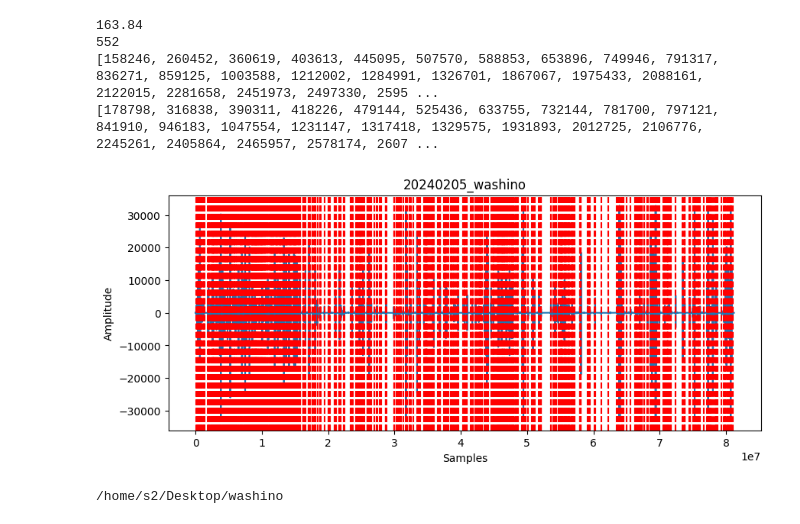
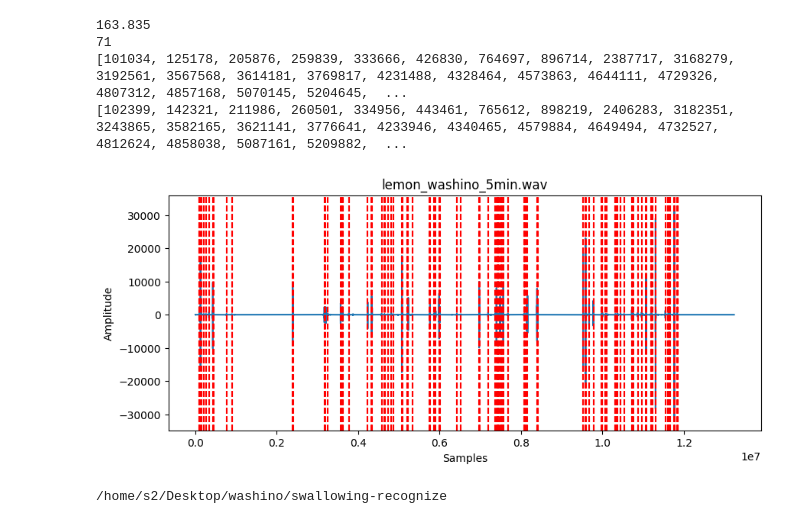
Before and after one commit to Kai-Washino/swallowing-recognition-DLmachine, a Jupyter notebook: uncropped_data.ipynb, the cells around one changed output. Cells and saved outputs as stored; diff of their text form; code cells hidden in the pictures.

Commit message:
Update for experiment and plot

```diff
--- a/uncropped_data.ipynb
+++ b/uncropped_data.ipynb
@@ -27,20 +27,17 @@ from swallowing_recognition import long_audio
 # directory_path = parent_dir / '30min_data'
 directory_path = parent_dir
 # %%
-path = directory_path / '30min_data'/ 'washino20240205.wav'
+path = directory_path / 'experiment'/ '20240215'/'normal_washino_5min.wav'
 # %%
 wav1 = long_audio.Long_audio(path)
-wav1.print()
-wav1.plot("20240205_washino")
-current_path = path.parent.parent.parent
-print(current_path)
+wav1.plot("lemon_washino_5min.wav")
 # %% [output]
-163.84
-552
-[158246, 260452, 360619, 403613, 445095, 507570, 588853, 653896, 749946, 791317, 836271, 859125, 1003588, 1212002, 1284991, 1326701, 1867067, 1975433, 2088161, 2122015, 2281658, 2451973, 2497330, 2595 ...
-[178798, 316838, 390311, 418226, 479144, 525436, 633755, 732144, 781700, 797121, 841910, 946183, 1047554, 1231147, 1317418, 1329575, 1931893, 2012725, 2106776, 2245261, 2405864, 2465957, 2578174, 2607 ...
+163.835
+71
+[101034, 125178, 205876, 259839, 333666, 426830, 764697, 896714, 2387717, 3168279, 3192561, 3567568, 3614181, 3769817, 4231488, 4328464, 4573863, 4644111, 4729326, 4807312, 4857168, 5070145, 5204645,  ...
+[102399, 142321, 211986, 260501, 334956, 443461, 765612, 898219, 2406283, 3182351, 3243865, 3582165, 3621141, 3776641, 4233946, 4340465, 4579884, 4649494, 4732527, 4812624, 4858038, 5087161, 5209882,  ...
-[figure, old version]
+[figure, new version]
-/home/s2/Desktop/washino
+/home/s2/Desktop/washino/swallowing-recognize
 # %%
 current_path = directory_path
 model_path = current_path / 'ipynb_swallowing' / '20240213_binary_ep70_bs32_v2.keras'
```
Also changed, not shown: parts of 15 cells of this notebook.
